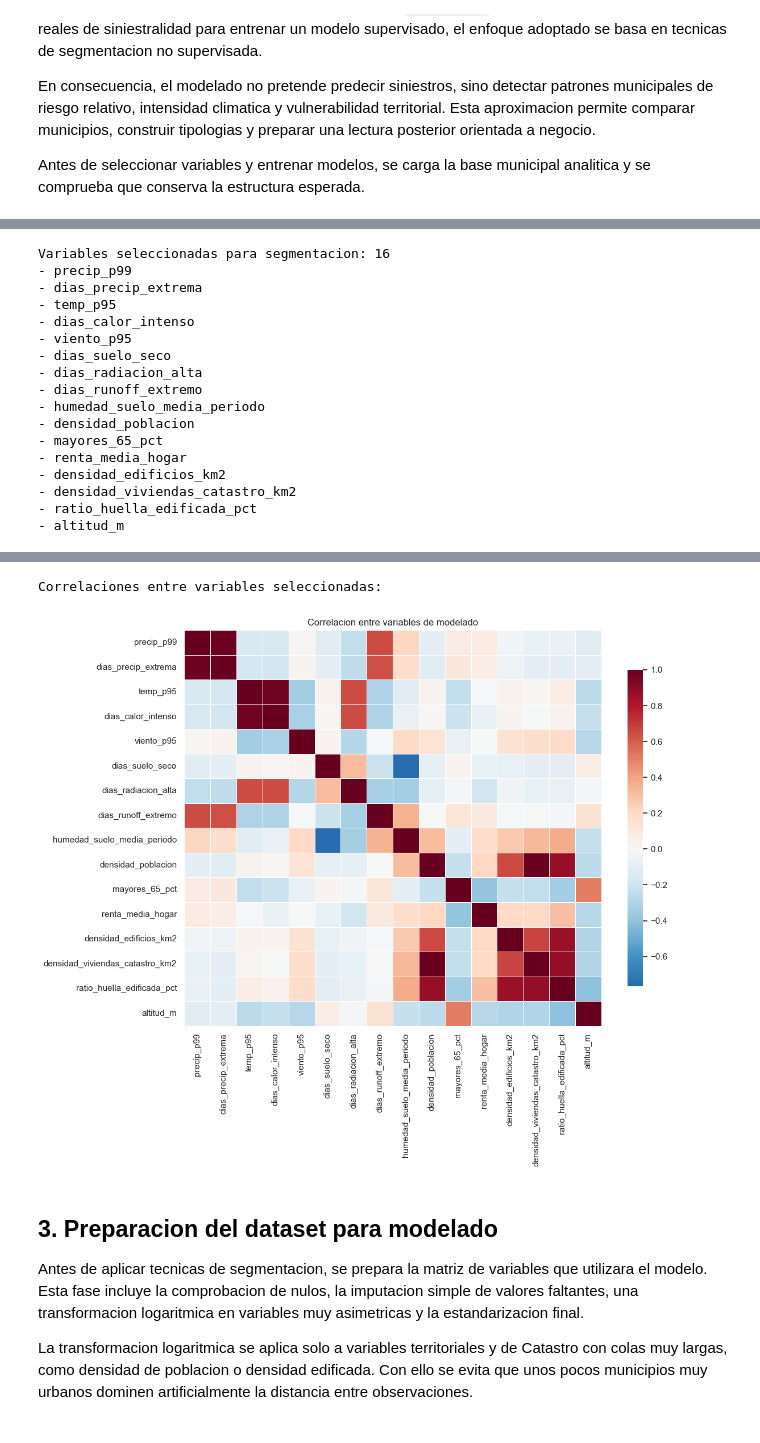
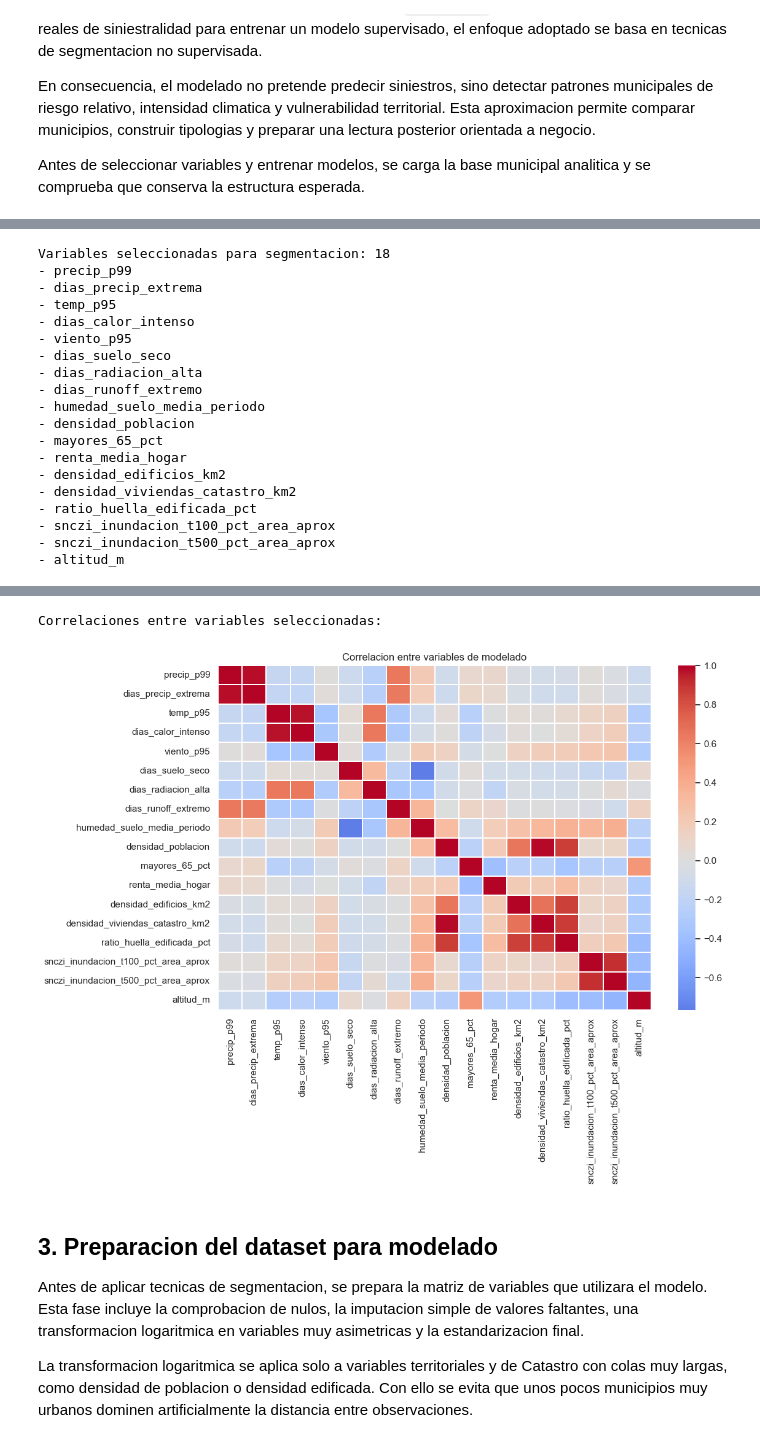
Before and after one commit to gonzalolarriba/modelo-geoespacial-riesgo-climatico, a Jupyter notebook: notebooks/notebook_4_modelado_segmentacion.ipynb, the cells around one changed output, grey strips where cells are left out. Cells and saved outputs as stored; diff of their text form; code cells hidden in the pictures.

Commit message:
feat(data): add SNCZI flood exposure pipeline

```diff
--- a/notebooks/notebook_4_modelado_segmentacion.ipynb
+++ b/notebooks/notebook_4_modelado_segmentacion.ipynb
@@ -152,6 +161,10 @@ feature_groups = {
         "densidad_edificios_km2",
         "densidad_viviendas_catastro_km2",
         "ratio_huella_edificada_pct",
+    ],
+    "exposicion_inundacion_snczi": [
+        "snczi_inundacion_t100_pct_area_aprox",
+        "snczi_inundacion_t500_pct_area_aprox",
     ],
     "condicion_fisica": [
         "altitud_m",
@@ -182,6 +195,12 @@ feature_group_metadata = {
         "origen": "Catastro INSPIRE BU Buildings",
         "motivo": "Introduce concentracion de edificios, viviendas y huella edificada.",
         "limitacion": "No equivale a capital asegurado ni valor de poliza.",
+    },
+    "exposicion_inundacion_snczi": {
+        "dimension": "Exposicion hidrologica territorial",
+        "origen": "SNCZI / IDEE",
+        "motivo": "Introduce proporcion aproximada del municipio en zonas inundables T100 y T500.",
+        "limitacion": "Es una aproximacion rasterizada municipal; no sustituye cartografia oficial de detalle.",
     },
     "condicion_fisica": {
         "dimension": "Control territorial",
@@ -218,15 +237,27 @@ excluded_model_inputs = pd.DataFrame(
     [
         {
             "tipo_variable": "Scores compuestos",
-            "ejemplos": "score_riesgo_exploratorio, score_peligro_climatico_ampliado",
+            "ejemplos": "score_riesgo_exploratorio, score_peligro_climatico_ampliado, score_exposicion_inundacion",
             "decision": "No entran en el ajuste KMeans/Agglomerative",
             "motivo": "Ya combinan variables con pesos heuristicos; se usan para interpretar clusters, no para entrenarlos.",
+        },
+        {
+            "tipo_variable": "Componentes derivados del score",
+            "ejemplos": "contrib_peligro_climatico, contrib_vulnerabilidad, dimension_dominante_score",
+            "decision": "No entran en el ajuste KMeans/Agglomerative",
+            "motivo": "Sirven para explicar por que un municipio o cluster queda priorizado, no para definir la distancia entre municipios.",
         },
         {
             "tipo_variable": "Identificadores y geometria directa",
             "ejemplos": "municipio, CODNUT2, CODNUT3, lat, lon",
             "decision": "No entran en el ajuste principal",
             "motivo": "Identifican o localizan el municipio, pero no describen por si mismas el perfil de riesgo.",
+        },
+        {
+            "tipo_variable": "Trazabilidad tecnica SNCZI",
+            "ejemplos": "snczi_pixeles_muestra_municipio, snczi_resolucion_px, *_pixeles_inundables, *_tiene_zona_inundable",
+            "decision": "No entran en el ajuste principal",
+            "motivo": "Son metadatos de calculo o versiones discretizadas de la misma senal territorial.",
         },
         {
             "tipo_variable": "Variables muy redundantes",
@@ -246,13 +277,12 @@ for col in model_features:
 display(df_mun[model_features].describe().T)
 
 print("Correlaciones entre variables seleccionadas:")
-plt.figure(figsize=(12, 10))
+plt.figure(figsize=(12, 9))
 sns.heatmap(
     df_mun[model_features].corr(numeric_only=True),
-    cmap="RdBu_r",
+    cmap="coolwarm",
     center=0,
-    linewidths=0.4,
-    cbar_kws={"shrink": 0.8},
+    linewidths=0.3,
 )
 plt.title("Correlacion entre variables de modelado")
 plt.tight_layout()
@@ -282,4 +314,4 @@ plt.show()
-Variables seleccionadas para segmentacion: 16
+Variables seleccionadas para segmentacion: 18
 - precip_p99
 - dias_precip_extrema
 - temp_p95
@@ -295,6 +327,8 @@ Variables seleccionadas para segmentacion: 16
 - densidad_edificios_km2
 - densidad_viviendas_catastro_km2
 - ratio_huella_edificada_pct
+- snczi_inundacion_t100_pct_area_aprox
+- snczi_inundacion_t500_pct_area_aprox
 - altitud_m
 |  | count | mean | std | min | 25% | 50% | 75% | max |
 | precip_p99 | 542.0 | 26.927875 | 5.382713 | 16.445655 | 23.357834 | 26.765683 | 29.846917 | 40.481348 |
@@ -315,6 +349,6 @@ Variables seleccionadas para segmentacion: 16
 | altitud_m | 542.0 | 384.656827 | 327.369029 | -2.000000 | 81.000000 | 328.000000 | 621.750000 | 1374.000000 |
 Correlaciones entre variables seleccionadas:
-[figure, old version]
+[figure, new version]
 # %% [markdown]
 ## 3. Preparacion del dataset para modelado
 
```
Also changed, not shown: parts of 36 cells of this notebook, 5 other files.
